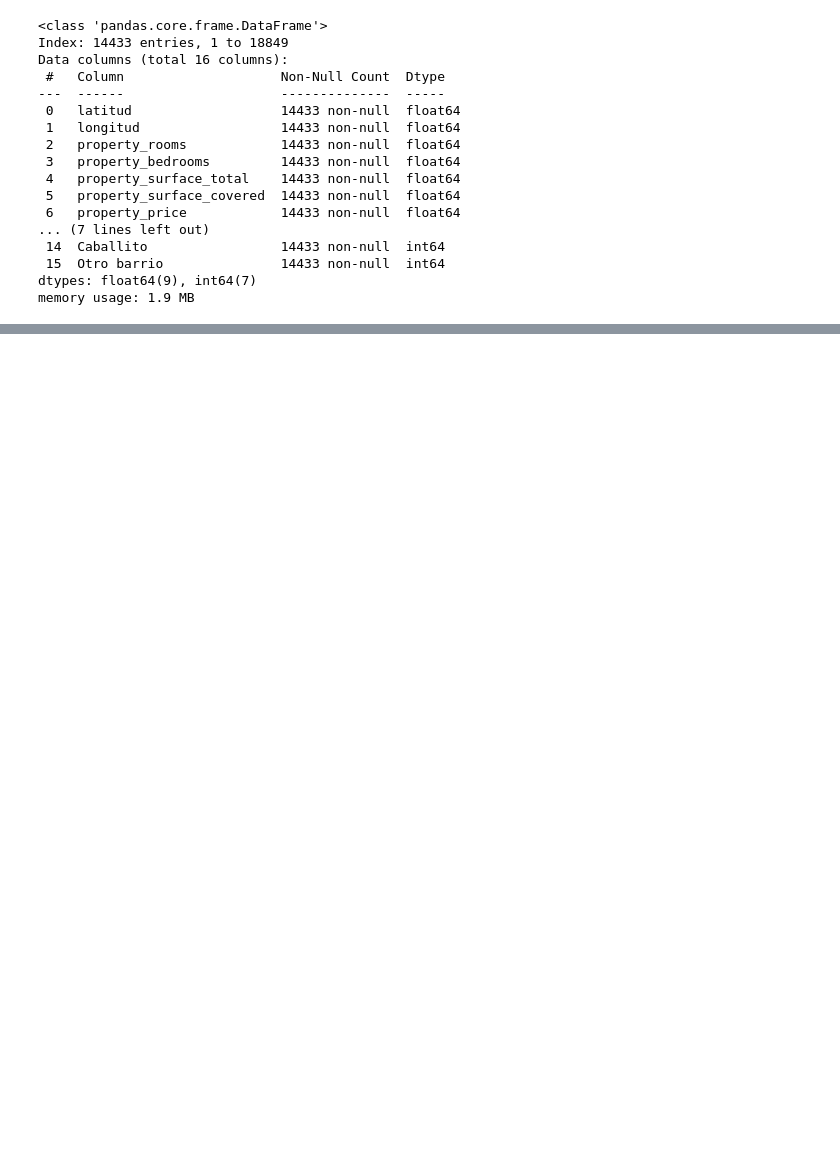
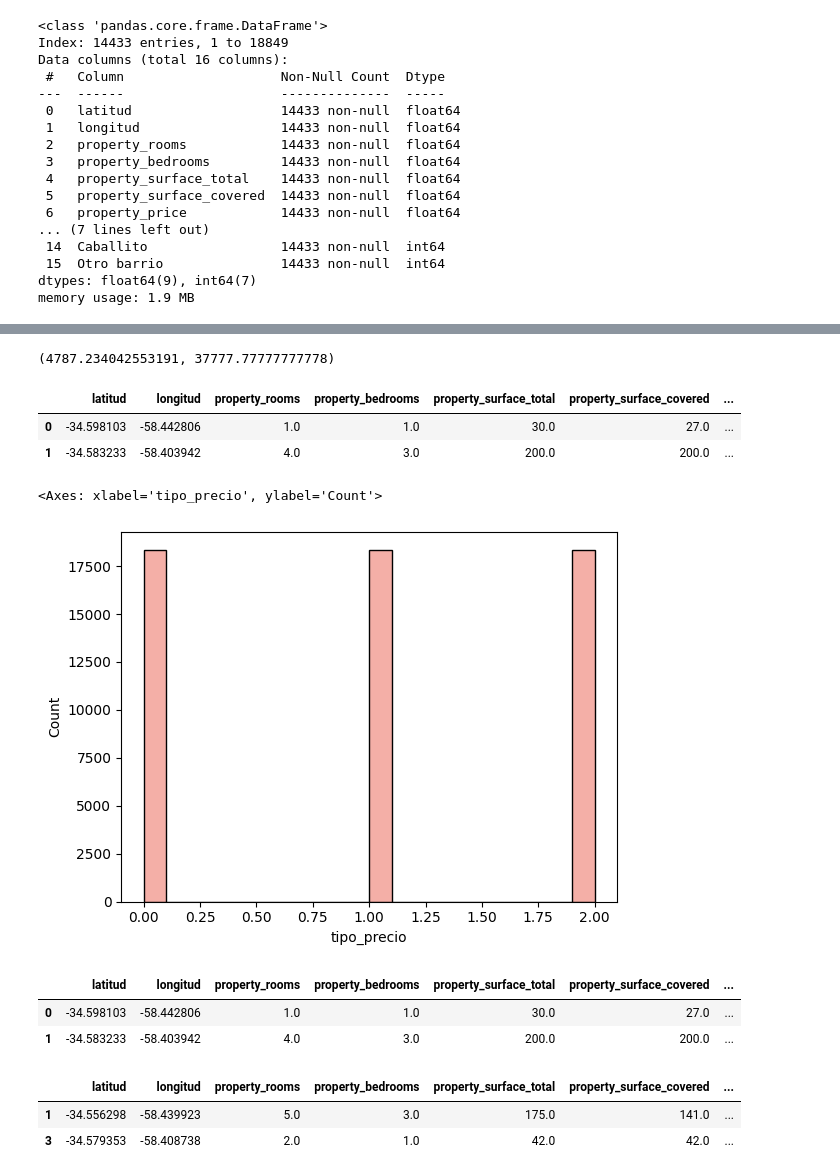
Before and after one commit to Taielmolina01/7506R-1C2024-GRUPO01, a Jupyter notebook: TP1/7606R_TP1_GRUPO01_ENTREGA_N2.ipynb, the cells around one changed output, grey strips where cells are left out. Saved outputs shown, nothing was run; the diff lists cells and outputs as text; code cells hidden in the pictures; blank space fills up the shorter version.

```diff
--- a/TP1/7606R_TP1_GRUPO01_ENTREGA_N2.ipynb
+++ b/TP1/7606R_TP1_GRUPO01_ENTREGA_N2.ipynb
@@ -232,0 +278,24 @@ memory usage: 1.9 MB
+# %%
+df_train["total_m2_price"].max(), df_test["total_m2_price"].max()
+# %% [output]
+(4787.234042553191, 37777.77777777778)
+# %%
+tope_bajo = df_train["total_m2_price"].quantile(1/3)
+piso_alto = df_train["total_m2_price"].quantile(2/3)
+
+labels = [0, 1, 2]
+
+df_train["tipo_precio"] = pd.cut(df_train["total_m2_price"], bins=[-float('inf'), tope_bajo, piso_alto, float('inf')], labels=labels, include_lowest=True)
+
+df_train["tipo_precio"] = df_train["tipo_precio"].astype(int)
+# %%
+df_train.head(2)
+# %% [output]
+|  | latitud | longitud | property_rooms | property_bedrooms | property_surface_total | property_surface_covered | ... |
+| 0 | -34.598103 | -58.442806 | 1.0 | 1.0 | 30.0 | 27.0 | ... |
+| 1 | -34.583233 | -58.403942 | 4.0 | 3.0 | 200.0 | 200.0 | ... |
+# %%
+sns.histplot(df_train["tipo_precio"], color=CORAL) # que sentido tiene este grafico XD
+# %% [output]
+<Axes: xlabel='tipo_precio', ylabel='Count'>
+[figure, added]
@@ -232,0 +329,12 @@ memory usage: 1.9 MB
+# %%
+df_train.head(2)
+# %% [output]
+|  | latitud | longitud | property_rooms | property_bedrooms | property_surface_total | property_surface_covered | ... |
+| 0 | -34.598103 | -58.442806 | 1.0 | 1.0 | 30.0 | 27.0 | ... |
+| 1 | -34.583233 | -58.403942 | 4.0 | 3.0 | 200.0 | 200.0 | ... |
+# %%
+df_test.head(2)
+# %% [output]
+|  | latitud | longitud | property_rooms | property_bedrooms | property_surface_total | property_surface_covered | ... |
+| 1 | -34.556298 | -58.439923 | 5.0 | 3.0 | 175.0 | 141.0 | ... |
+| 3 | -34.579353 | -58.408738 | 2.0 | 1.0 | 42.0 | 42.0 | ... |
```
Also changed, not shown: parts of 24 cells of this notebook, 1 other file.
